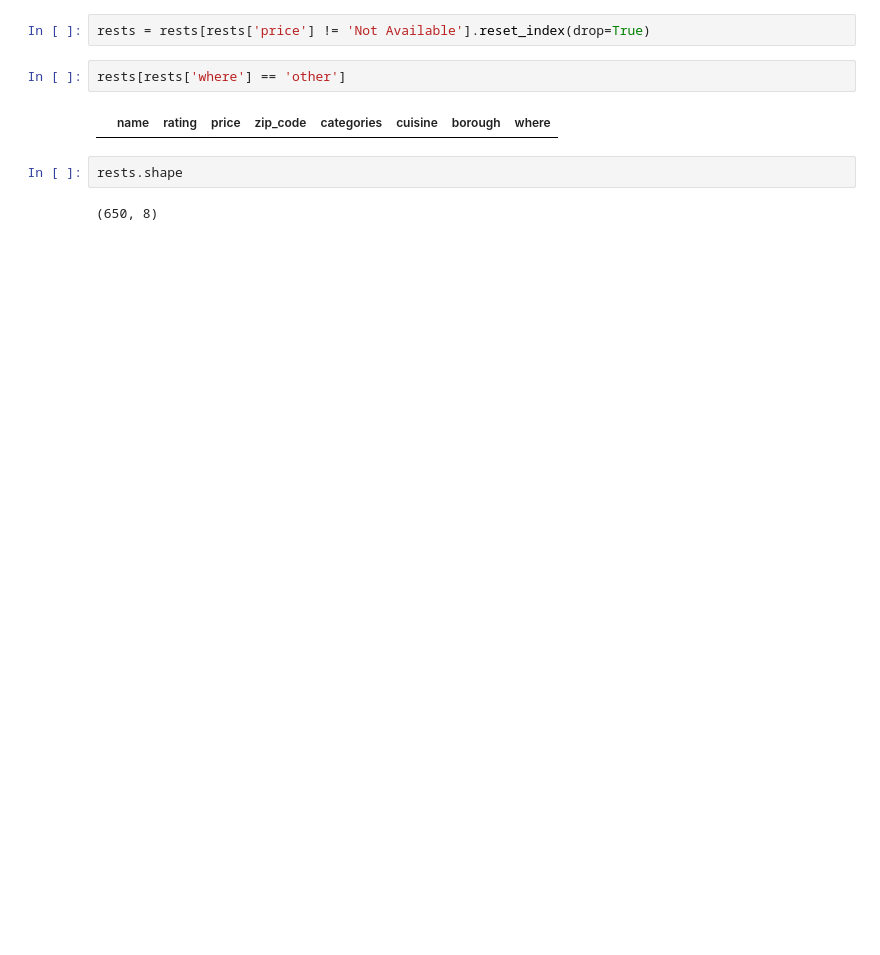
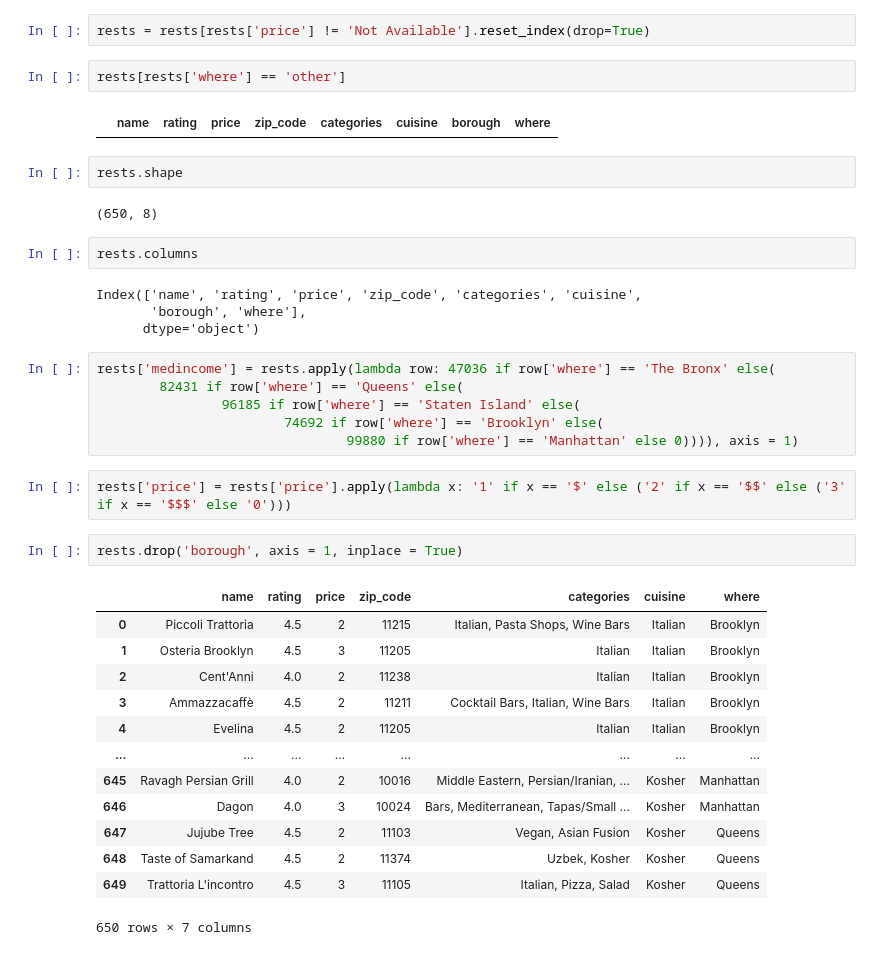
Before and after one commit to benbesthof/goodrestaurants, a Jupyter notebook: goodrestaurants.ipynb, the cells around one changed output. Saved outputs shown, nothing was run; the diff lists cells and outputs as text; blank space fills up the shorter version.

```diff
--- a/goodrestaurants.ipynb
+++ b/goodrestaurants.ipynb
@@ -140,3 +134,33 @@ rests[rests['where'] == 'other']
 rests.shape
 # %% [output]
 (650, 8)
+# %%
+rests.columns
+# %% [output]
+Index(['name', 'rating', 'price', 'zip_code', 'categories', 'cuisine',
+       'borough', 'where'],
+      dtype='object')
+# %%
+rests['medincome'] = rests.apply(lambda row: 47036 if row['where'] == 'The Bronx' else(
+        82431 if row['where'] == 'Queens' else(
+                96185 if row['where'] == 'Staten Island' else(
+                        74692 if row['where'] == 'Brooklyn' else(
+                                99880 if row['where'] == 'Manhattan' else 0)))), axis = 1)
+# %%
+rests['price'] = rests['price'].apply(lambda x: '1' if x == '$' else ('2' if x == '$$' else ('3' if x == '$$$' else '0')))
+# %%
+rests.drop('borough', axis = 1, inplace = True)
+# %% [output]
+|  | name | rating | price | zip_code | categories | cuisine | where |
+| 0 | Piccoli Trattoria | 4.5 | 2 | 11215 | Italian, Pasta Shops, Wine Bars | Italian | Brooklyn |
+| 1 | Osteria Brooklyn | 4.5 | 3 | 11205 | Italian | Italian | Brooklyn |
+| 2 | Cent'Anni | 4.0 | 2 | 11238 | Italian | Italian | Brooklyn |
+| 3 | Ammazzacaffè | 4.5 | 2 | 11211 | Cocktail Bars, Italian, Wine Bars | Italian | Brooklyn |
+| 4 | Evelina | 4.5 | 2 | 11205 | Italian | Italian | Brooklyn |
+| ... | ... | ... | ... | ... | ... | ... | ... |
+| 645 | Ravagh Persian Grill | 4.0 | 2 | 10016 | Middle Eastern, Persian/Iranian, ... | Kosher | Manhattan |
+| 646 | Dagon | 4.0 | 3 | 10024 | Bars, Mediterranean, Tapas/Small ... | Kosher | Manhattan |
+| 647 | Jujube Tree | 4.5 | 2 | 11103 | Vegan, Asian Fusion | Kosher | Queens |
+| 648 | Taste of Samarkand | 4.5 | 2 | 11374 | Uzbek, Kosher | Kosher | Queens |
+| 649 | Trattoria L'incontro | 4.5 | 3 | 11105 | Italian, Pizza, Salad | Kosher | Queens |
+650 rows × 7 columns
```
Also changed, not shown: parts of 7 cells of this notebook, 4 other files.
